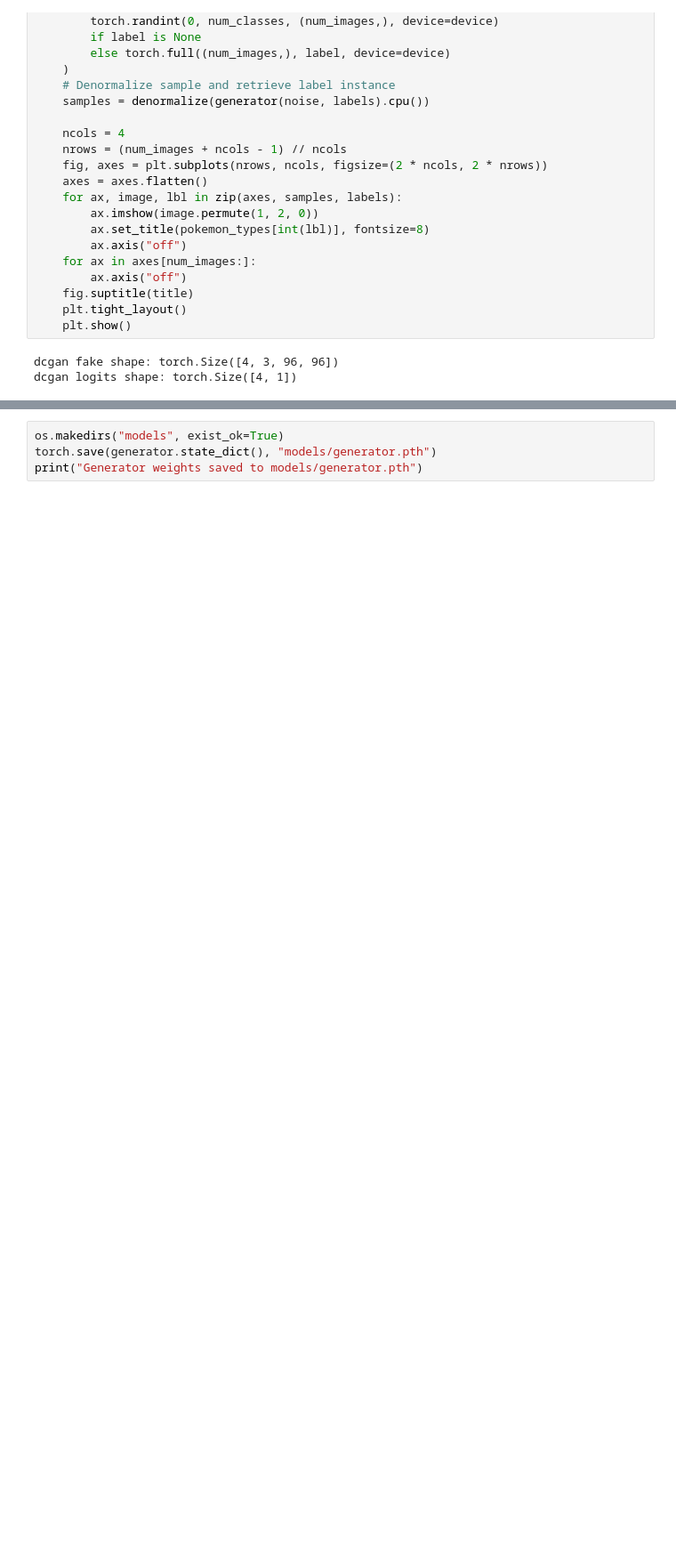
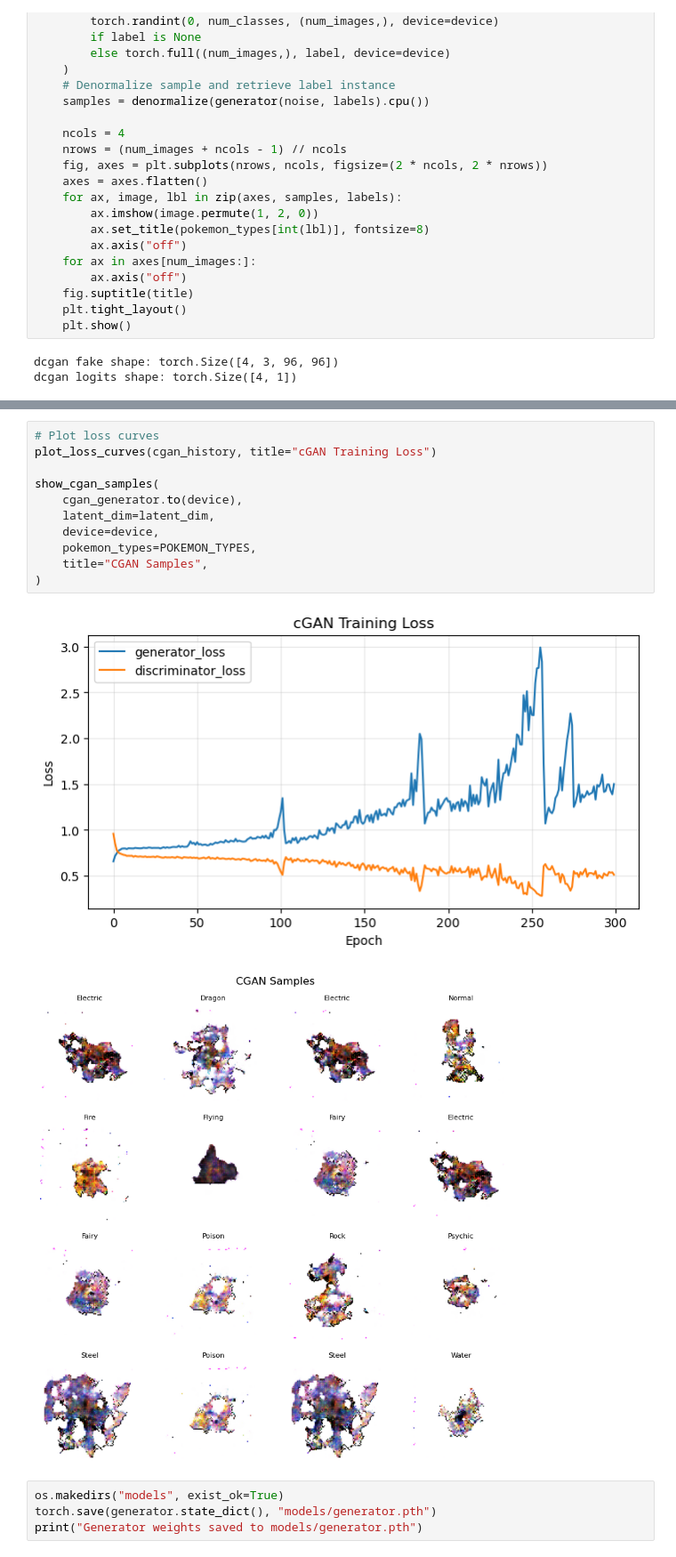
Before and after one commit to nooblexx/pokemon-cgan, a Jupyter notebook: final_project.ipynb, the cells around one changed output, grey strips where cells are left out. Shown at 89% size. Cells and saved outputs as stored; diff of their text form; blank space fills up the shorter version.

```diff
--- a/final_project.ipynb
+++ b/final_project.ipynb
@@ -793,3 +831,17 @@ epoch 100/100 | G: 1.4388 | D: 0.5538
+# %%
+# Plot loss curves
+plot_loss_curves(cgan_history, title="cGAN Training Loss")
+
+show_cgan_samples(
+    cgan_generator.to(device),
+    latent_dim=latent_dim,
+    device=device,
+    pokemon_types=POKEMON_TYPES,
+    title="CGAN Samples",
+)
+# %% [output]
+[figure, added]
+[figure, added]
 # %%
 os.makedirs("models", exist_ok=True)
 torch.save(generator.state_dict(), "models/generator.pth")
```
Also changed, not shown: parts of 8 cells of this notebook.
